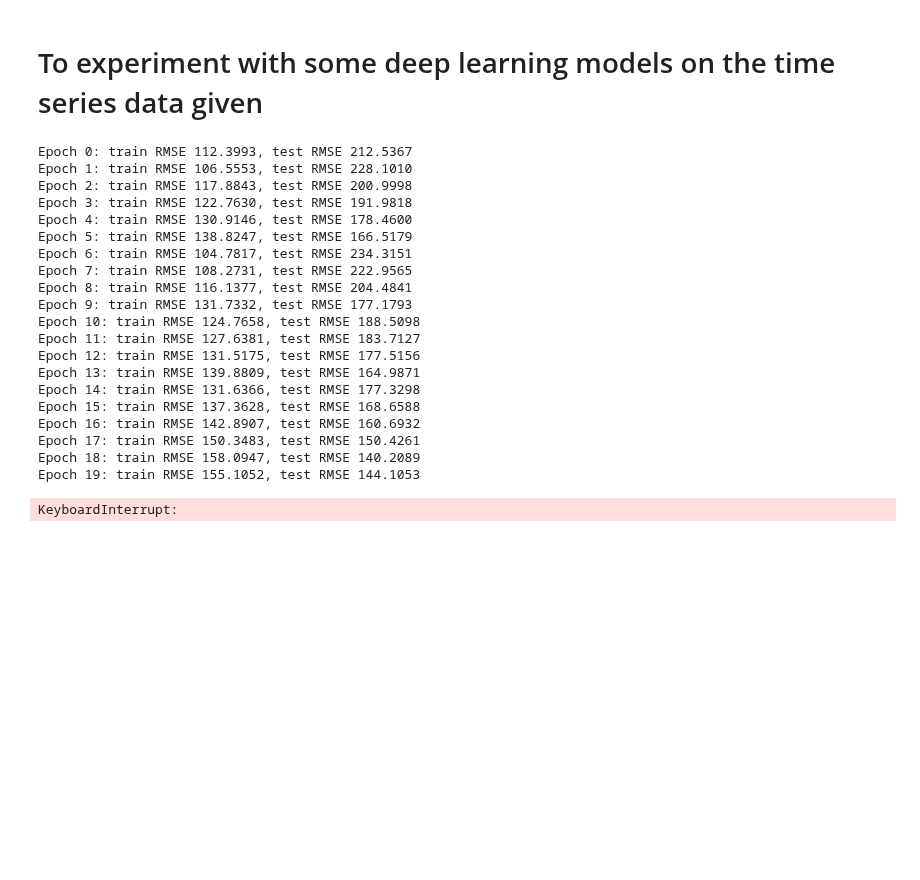
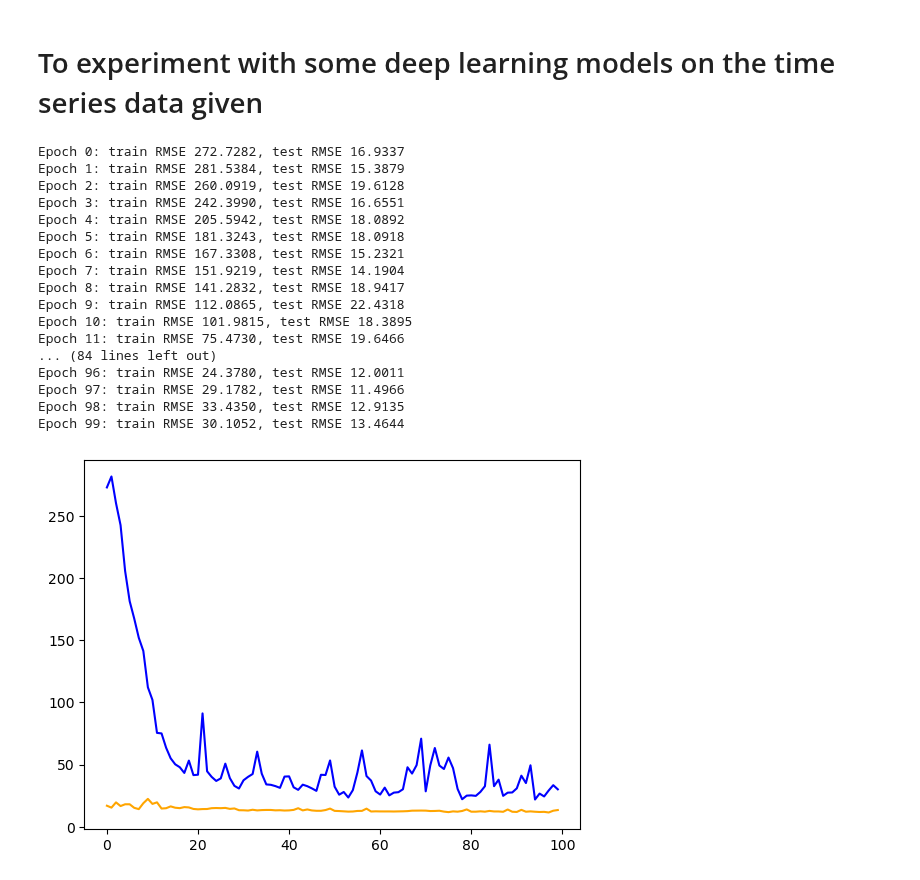
Before and after one commit to yjiahao/time-series-stocks, a Jupyter notebook: DeepLearning.ipynb, the cells around one changed output. Saved outputs shown, nothing was run; the diff lists cells and outputs as text; code cells hidden in the pictures; blank space fills up the shorter version.

```diff
--- a/DeepLearning.ipynb
+++ b/DeepLearning.ipynb
@@ -65,15 +72,19 @@ class TimeSeriesLSTM(nn.Module):
 model = TimeSeriesLSTM(
     input_size=9,
     num_layers=5,
-    hidden_size=64,
+    hidden_size=128,
     output_size=1,
-    dropout_rate=0.5
+    dropout_rate=0.2
 )
 
+model.apply(initialize_weights)
 loss_fn = nn.MSELoss()
 optimizer = torch.optim.Adam(model.parameters(), lr=0.0005)
+# scheduler = torch.optim.lr_scheduler.MultiStepLR(optimizer, milestones=[16, 50, 80], gamma=0.0001)
 # loader = load_data("data/processed/mastercard_stock_history_processed.csv", batch_size=8)
 loader = DataLoader(TensorDataset(X_train, y_train), shuffle = False, batch_size = 8)
+train_rmse_lst = []
+test_rmse_lst = []
 
 n_epochs = 100
 for epoch in range(n_epochs):
@@ -84,6 +95,7 @@ for epoch in range(n_epochs):
         optimizer.zero_grad()
         loss.backward()
         optimizer.step()
+    # scheduler.step()
     # Validation
     if epoch % 1 != 0:
         continue
@@ -91,28 +103,35 @@ for epoch in range(n_epochs):
     with torch.no_grad():
         y_pred = model(X_train)
         train_rmse = np.sqrt(loss_fn(y_pred, y_train))
+        # train_rmse = loss_fn(y_pred, y_train)
         y_pred = model(X_test)
         test_rmse = np.sqrt(loss_fn(y_pred, y_test))
+
+        train_rmse_lst.append(train_rmse)
+        test_rmse_lst.append(test_rmse)
+        # test_rmse = loss_fn(y_pred, y_test)
     print("Epoch %d: train RMSE %.4f, test RMSE %.4f" % (epoch, train_rmse, test_rmse))
 # %% [output]
-Epoch 0: train RMSE 112.3993, test RMSE 212.5367
-Epoch 1: train RMSE 106.5553, test RMSE 228.1010
-Epoch 2: train RMSE 117.8843, test RMSE 200.9998
-Epoch 3: train RMSE 122.7630, test RMSE 191.9818
-Epoch 4: train RMSE 130.9146, test RMSE 178.4600
-Epoch 5: train RMSE 138.8247, test RMSE 166.5179
-Epoch 6: train RMSE 104.7817, test RMSE 234.3151
-Epoch 7: train RMSE 108.2731, test RMSE 222.9565
-Epoch 8: train RMSE 116.1377, test RMSE 204.4841
-Epoch 9: train RMSE 131.7332, test RMSE 177.1793
-Epoch 10: train RMSE 124.7658, test RMSE 188.5098
-Epoch 11: train RMSE 127.6381, test RMSE 183.7127
-Epoch 12: train RMSE 131.5175, test RMSE 177.5156
-Epoch 13: train RMSE 139.8809, test RMSE 164.9871
-Epoch 14: train RMSE 131.6366, test RMSE 177.3298
-Epoch 15: train RMSE 137.3628, test RMSE 168.6588
-Epoch 16: train RMSE 142.8907, test RMSE 160.6932
-Epoch 17: train RMSE 150.3483, test RMSE 150.4261
-Epoch 18: train RMSE 158.0947, test RMSE 140.2089
-Epoch 19: train RMSE 155.1052, test RMSE 144.1053
+Epoch 0: train RMSE 272.7282, test RMSE 16.9337
+Epoch 1: train RMSE 281.5384, test RMSE 15.3879
+Epoch 2: train RMSE 260.0919, test RMSE 19.6128
+Epoch 3: train RMSE 242.3990, test RMSE 16.6551
+Epoch 4: train RMSE 205.5942, test RMSE 18.0892
+Epoch 5: train RMSE 181.3243, test RMSE 18.0918
+Epoch 6: train RMSE 167.3308, test RMSE 15.2321
+Epoch 7: train RMSE 151.9219, test RMSE 14.1904
+Epoch 8: train RMSE 141.2832, test RMSE 18.9417
+Epoch 9: train RMSE 112.0865, test RMSE 22.4318
+Epoch 10: train RMSE 101.9815, test RMSE 18.3895
+Epoch 11: train RMSE 75.4730, test RMSE 19.6466
+... (84 lines left out)
+Epoch 96: train RMSE 24.3780, test RMSE 12.0011
+Epoch 97: train RMSE 29.1782, test RMSE 11.4966
+Epoch 98: train RMSE 33.4350, test RMSE 12.9135
+Epoch 99: train RMSE 30.1052, test RMSE 13.4644
-KeyboardInterrupt:
+# %%
+plt.plot(train_rmse_lst, color = "blue")
+plt.plot(test_rmse_lst, color = "orange")
+plt.show()
+# %% [output]
+[figure, added]
```
Also changed, not shown: parts of 2 cells of this notebook, 1 other file.
